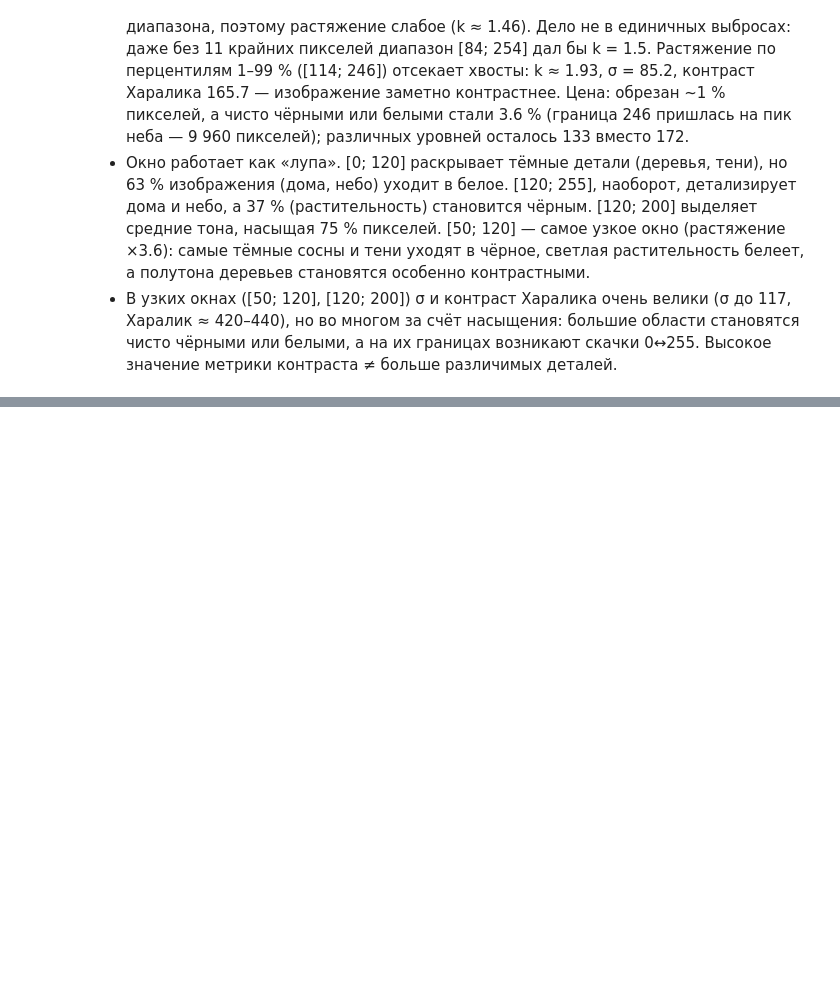
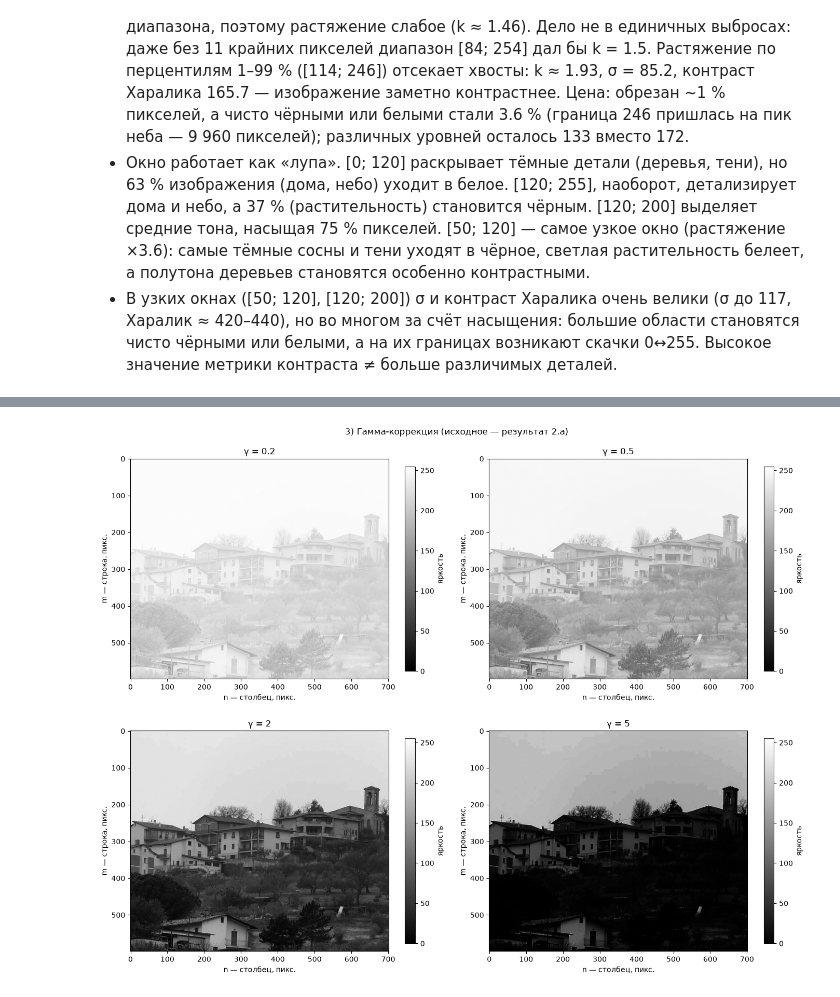
Before and after one commit to forbxpg/cv, a Jupyter notebook: lab1.ipynb, the cells around one changed output, grey strips where cells are left out. Cells and saved outputs as stored; diff of their text form; code cells hidden in the pictures; blank space fills up the shorter version.

Commit message:
💫 Лаба 1, пункт 3: гамма-коррекция

```diff
--- a/lab1.ipynb
+++ b/lab1.ipynb
@@ -146,30 +146,37 @@ def show_glcm(ax: Axes, g: NDArray[np.float64], title: str) -> None:
     ax.figure.colorbar(image, ax=ax, label="доля пар $g_{pq}$ (лог. шкала)")
 
 
-def window(img: NDArray[np.uint8], lo: float, hi: float) -> NDArray[np.uint8]:
-    """Отображает яркостное окно [lo; hi] на полный диапазон [0; P - 1].
+def window(
+    img: NDArray[np.uint8], lo: float, hi: float, gamma: float = 1.0
+) -> NDArray[np.uint8]:
+    """Отображает яркостное окно [lo; hi] на [0; P - 1] с гамма-коррекцией.
 
-    Яркости ниже lo становятся 0, выше hi — P - 1, внутри окна
-    растягиваются линейно. При lo = a_min и hi = a_max это линейное
-    контрастирование всего динамического диапазона.
+    Яркости ниже lo становятся 0, выше hi — P - 1, внутри окна доля
+    (a - lo) / (hi - lo) возводится в степень gamma. При gamma = 1 это
+    линейное окно, а при lo = a_min и hi = a_max — линейное контрастирование
+    всего динамического диапазона. gamma < 1 осветляет, gamma > 1 затемняет.
 
     Args:
         img: NDArray[np.uint8] - Серое изображение (или массив уровней яркости).
         lo: float - Нижняя граница окна.
         hi: float - Верхняя граница окна, больше lo.
+        gamma: float - Показатель гамма-коррекции, больше 0.
 
     Returns:
-        NDArray[np.uint8] - Контрастированное изображение той же формы.
+        NDArray[np.uint8] - Преобразованное изображение той же формы.
 
     Raises:
-        ValueError: если hi <= lo.
+        ValueError: если hi <= lo или gamma <= 0.
 
     """
     if hi <= lo:
         msg = f"Пустое окно: hi={hi} должно быть больше lo={lo}"
         raise ValueError(msg)
-    clipped = np.clip(img.astype(np.float64), lo, hi)
-    return np.round((clipped - lo) / (hi - lo) * (P - 1)).astype(np.uint8)
+    if gamma <= 0:
+        msg = f"Показатель gamma должен быть больше 0, получено {gamma}"
+        raise ValueError(msg)
+    x = (np.clip(img.astype(np.float64), lo, hi) - lo) / (hi - lo)
+    return np.round(x**gamma * (P - 1)).astype(np.uint8)
 
 
 def histogram(img: NDArray[np.uint8]) -> NDArray[np.intp]:
@@ -537,0 +557,17 @@ window совпадает с skimage.exposure.rescale_intensity для min-max,
+# %%
+GAMMAS = [0.2, 0.5, 2, 5]
+gammas = {g: window(contrasted, 0, P - 1, gamma=g) for g in GAMMAS}
+
+fig, axes = plt.subplots(2, 2, figsize=(14, 11))
+for ax, (g, img) in zip(axes.flat, gammas.items(), strict=True):
+    image = ax.imshow(img, cmap="gray", vmin=0, vmax=P - 1)
+    ax.set_title(f"γ = {g}")
+    ax.set_xlabel("n — столбец, пикс.")
+    ax.set_ylabel("m — строка, пикс.")
+    fig.colorbar(image, ax=ax, label="яркость", shrink=0.8)
+fig.suptitle("3) Гамма-коррекция (исходное — результат 2.а)")
+fig.tight_layout()
+fig.savefig(FIGURES / "03_gamma.png", dpi=150)
+plt.show()
+# %% [output]
+[figure, added]
```
Also changed, not shown: parts of 8 cells of this notebook, 4 other files.
